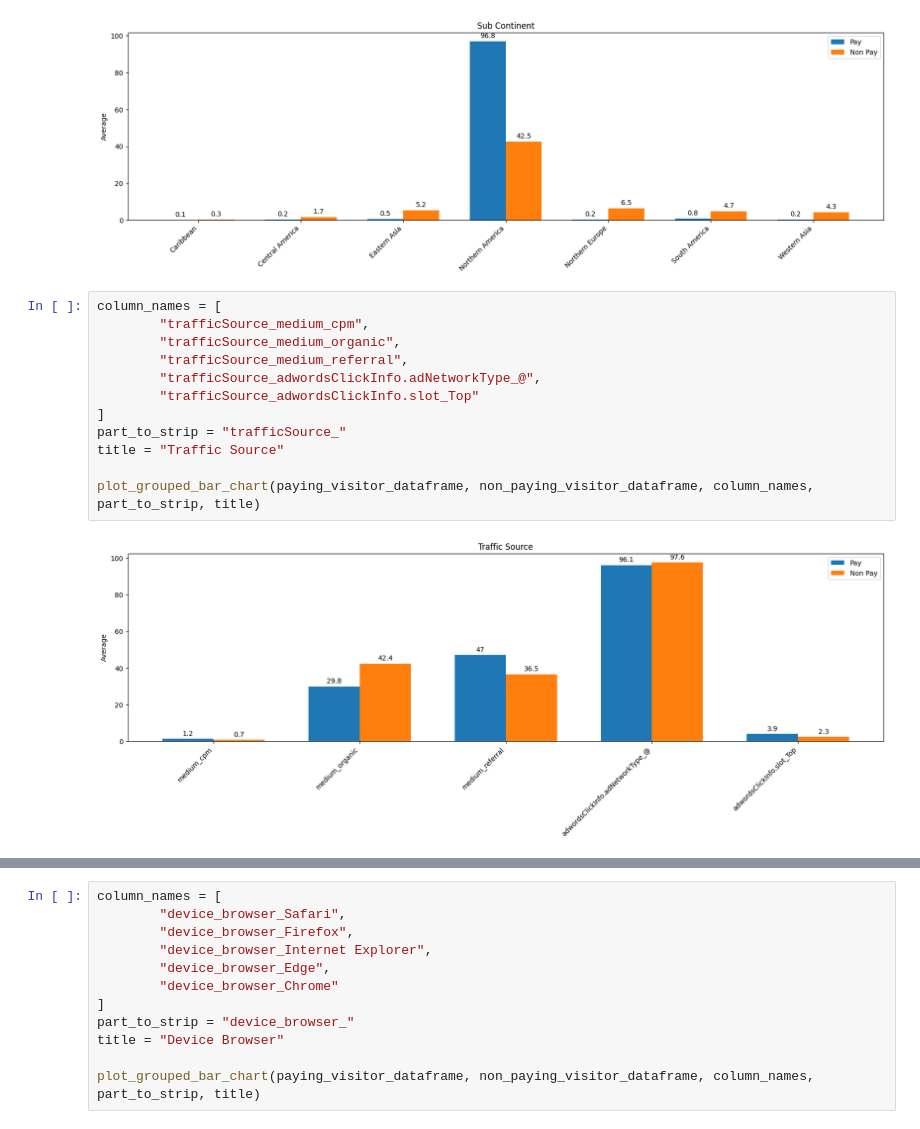
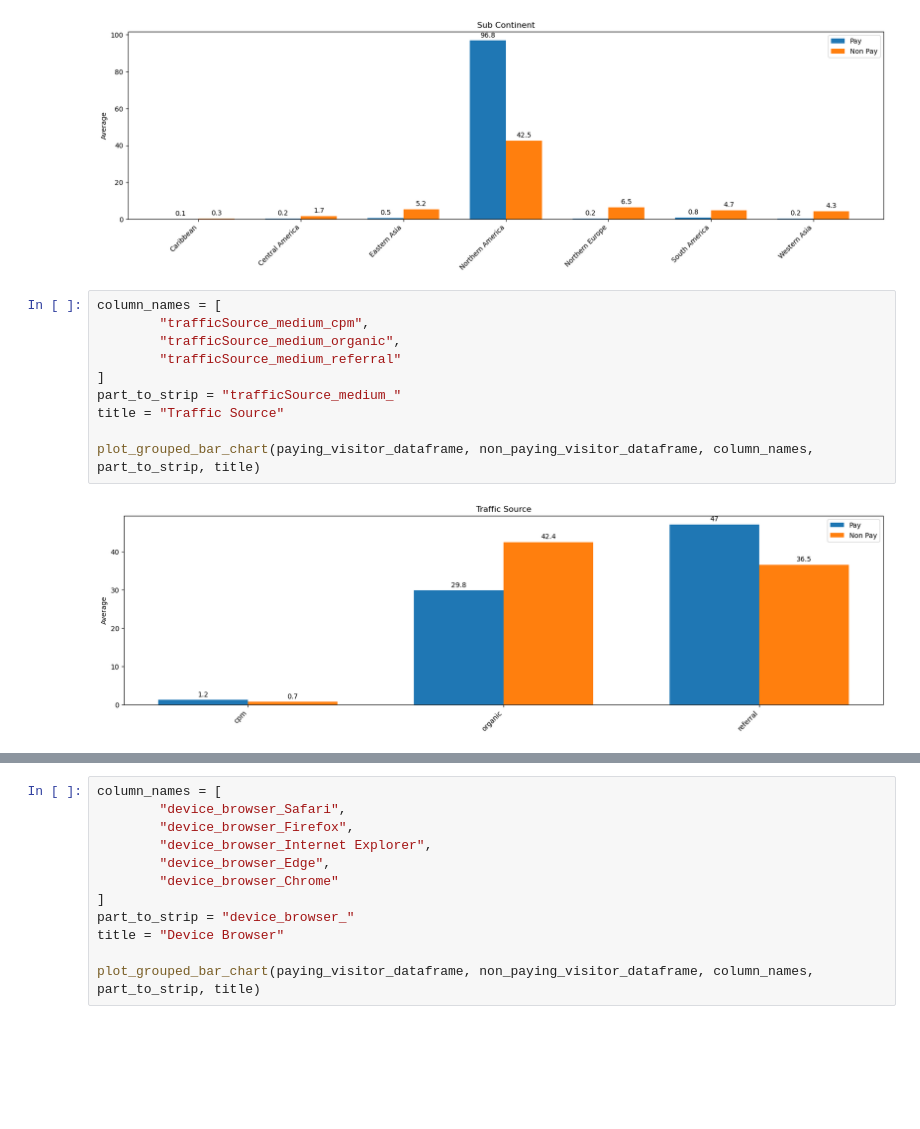
Before and after one commit to thymenyj/samsung, a Jupyter notebook: jupyter/app/data_exploration/feature_analysis.ipynb, the cells around one changed output, grey strips where cells are left out. Drawn from its saved outputs; the diff is of its cells as text; blank space fills up the shorter version.

```diff
--- a/jupyter/app/data_exploration/feature_analysis.ipynb
+++ b/jupyter/app/data_exploration/feature_analysis.ipynb
@@ -160,14 +160,12 @@ plot_grouped_bar_chart(paying_visitor_dataframe, non_paying_visitor_dataframe, c
 # %%
 column_names = [
         "trafficSource_medium_cpm",
         "trafficSource_medium_organic",
-        "trafficSource_medium_referral",
-        "trafficSource_adwordsClickInfo.adNetworkType_@",
-        "trafficSource_adwordsClickInfo.slot_Top"
+        "trafficSource_medium_referral"
 ]
-part_to_strip = "trafficSource_"
+part_to_strip = "trafficSource_medium_"
 title = "Traffic Source"
 
 plot_grouped_bar_chart(paying_visitor_dataframe, non_paying_visitor_dataframe, column_names, part_to_strip, title)
 # %% [output]
-[figure, old version]
+[figure, new version]
```
Also changed, not shown: parts of 1 cell of this notebook, 3 other files.
